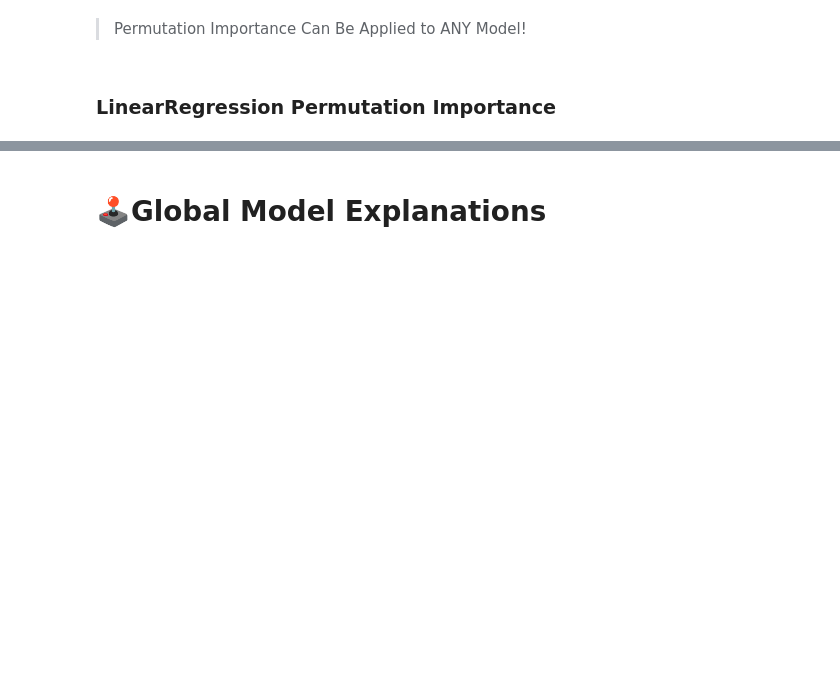
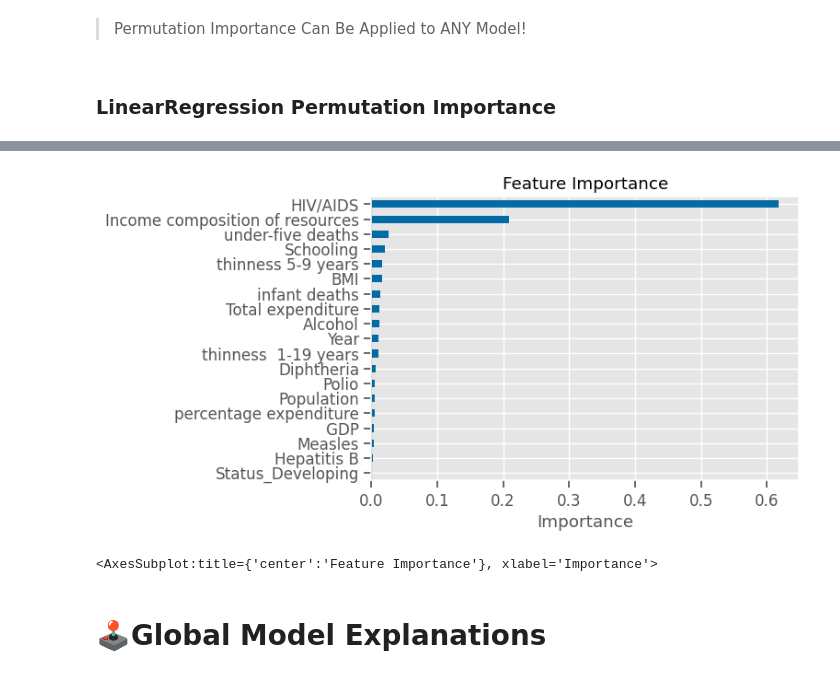
Before and after one commit to patelmedha/data-viz-wk17-codealongs-life-expectancy, a Jupyter notebook: Wk1-L02-CodeAlong-Life Expectancy.ipynb, the cells around one changed output, grey strips where cells are left out. Saved outputs shown, nothing was run; the diff lists cells and outputs as text; code cells hidden in the pictures; blank space fills up the shorter version.

```diff
--- a/Wk1-L02-CodeAlong-Life Expectancy.ipynb
+++ b/Wk1-L02-CodeAlong-Life Expectancy.ipynb
@@ -256,3 +371,8 @@ from sklearn.inspection import permutation_importance
+# %%
+plot_importances(importances)
+# %% [output]
+[figure, added]
+<AxesSubplot:title={'center':'Feature Importance'}, xlabel='Importance'>
 # %%
 # final_plot_df = pd.concat([X_train_df, y_train], axis=1)
 # corr = final_plot_df.corr()
```
Also changed, not shown: parts of 32 cells of this notebook.
